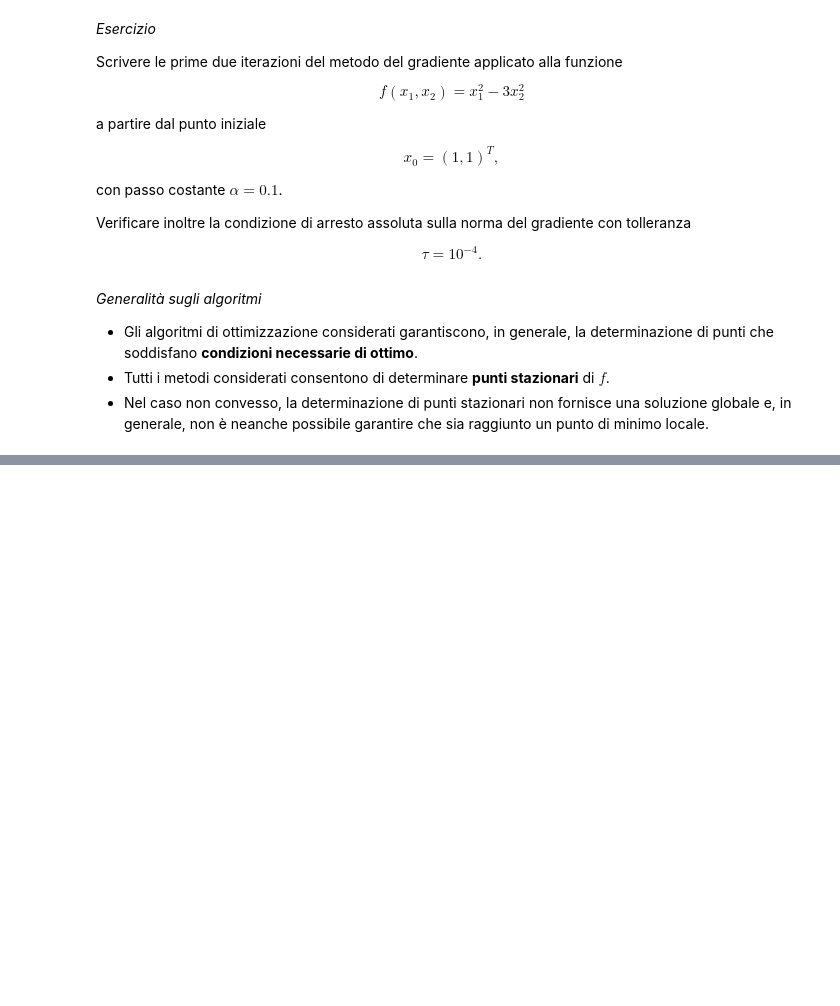
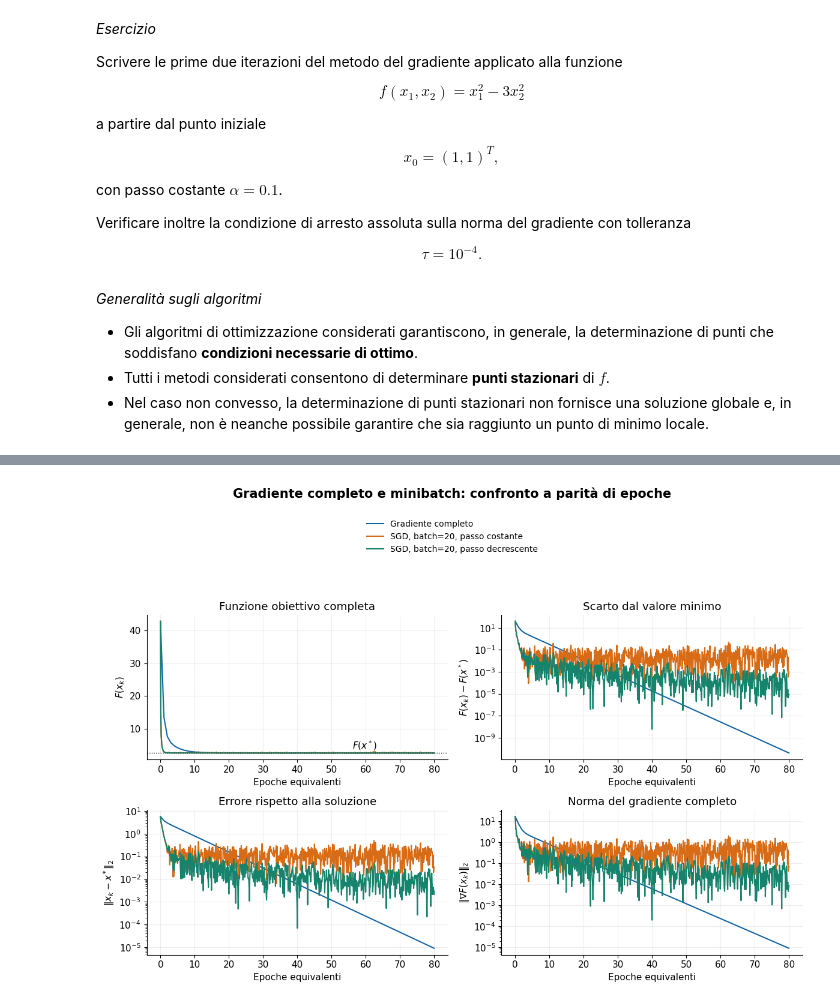
Before and after one commit to elenaloli/metodi-analisi-dati-2026, a Jupyter notebook: _sources/book/Ottimizzazione.ipynb, the cells around one changed output, grey strips where cells are left out. Drawn from its saved outputs; the diff is of its cells as text; code cells hidden in the pictures; blank space fills up the shorter version.

```diff
--- a/_sources/book/Ottimizzazione.ipynb
+++ b/_sources/book/Ottimizzazione.ipynb
@@ -945,0 +1111,33 @@ Poiché il gradiente completo può essere costoso, si controllano spesso:
+# %%
+plt.rcParams.update({"font.size": 11, "axes.spines.top": False,
+                     "axes.spines.right": False})
+
+fig, assi = plt.subplots(2, 2, figsize=(12, 8.5))
+metriche = [
+    ("F", "Funzione obiettivo completa", r"$F(x_k)$", False),
+    ("gap", "Scarto dal valore minimo", r"$F(x_k)-F(x^*)$", True),
+    ("errore", "Errore rispetto alla soluzione", r"$\|x_k-x^*\|_2$", True),
+    ("norma_gradiente", "Norma del gradiente completo", r"$\|\nabla F(x_k)\|_2$", True)
+]
+
+for ax, (chiave, titolo, ylabel, log) in zip(assi.ravel(), metriche):
+    for (nome, r), colore in zip(risultati.items(), colori):
+        valori = np.maximum(r[chiave], 1e-16) if log else r[chiave]
+        ax.plot(r["epoche"], valori, label=nome, color=colore, linewidth=1.5)
+    if log:
+        ax.set_yscale("log")
+    ax.set_title(titolo)
+    ax.set_xlabel("Epoche equivalenti")
+    ax.set_ylabel(ylabel)
+    ax.grid(alpha=0.2)
+assi[0, 0].axhline(F_star, color="black", linestyle=":", linewidth=1)
+assi[0, 0].text(numero_epoche * 0.70, F_star + 1.2, r"$F(x^*)$", fontsize=11)
+handles, labels = assi[0, 0].get_legend_handles_labels()
+fig.legend(handles, labels, loc="upper center", bbox_to_anchor=(0.5, 0.94),
+           ncol=1, frameon=False, fontsize=10)
+fig.suptitle("Gradiente completo e minibatch: confronto a parità di epoche",
+             fontsize=15, fontweight="bold", y=0.99)
+fig.tight_layout(rect=(0, 0, 1, 0.83))
+plt.show()
+# %% [output]
+[figure, added]
```
Also changed, not shown: parts of 16 cells of this notebook, 4 other files.
